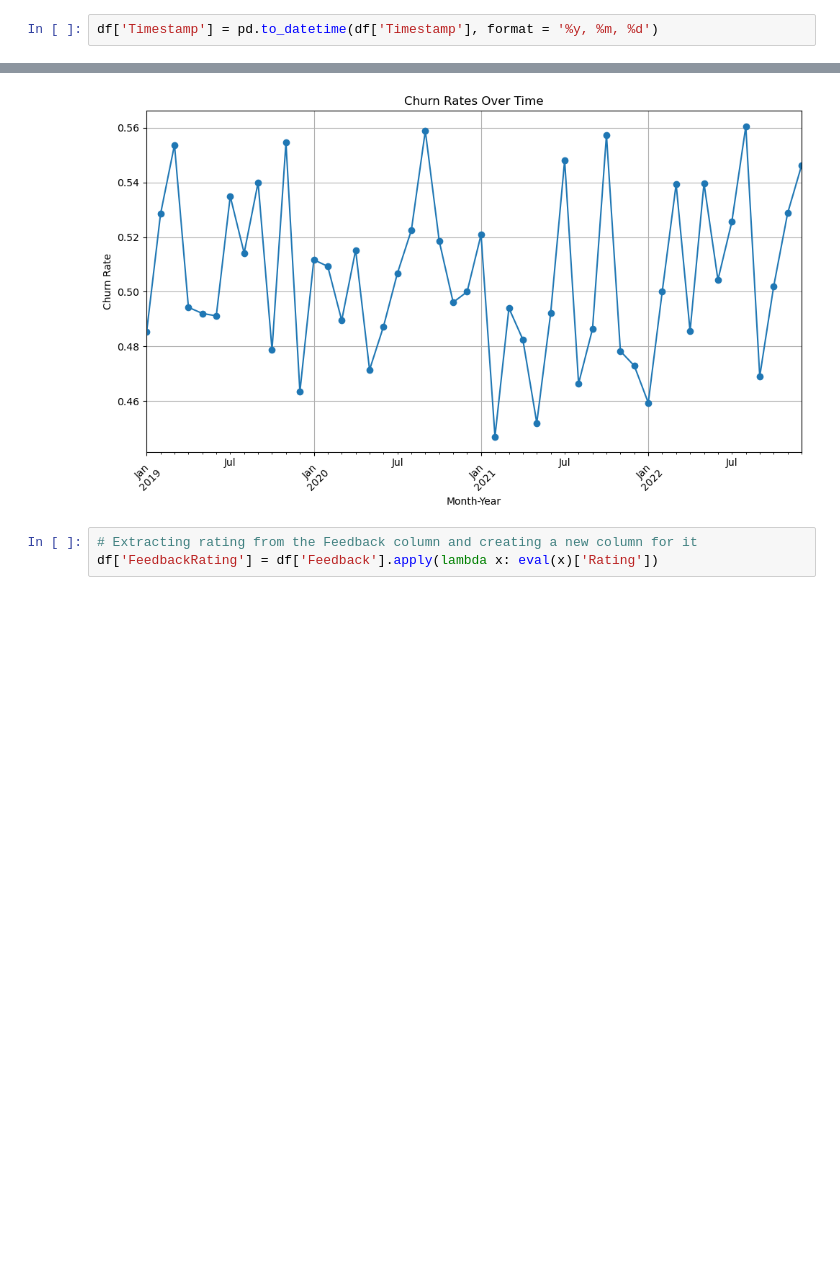
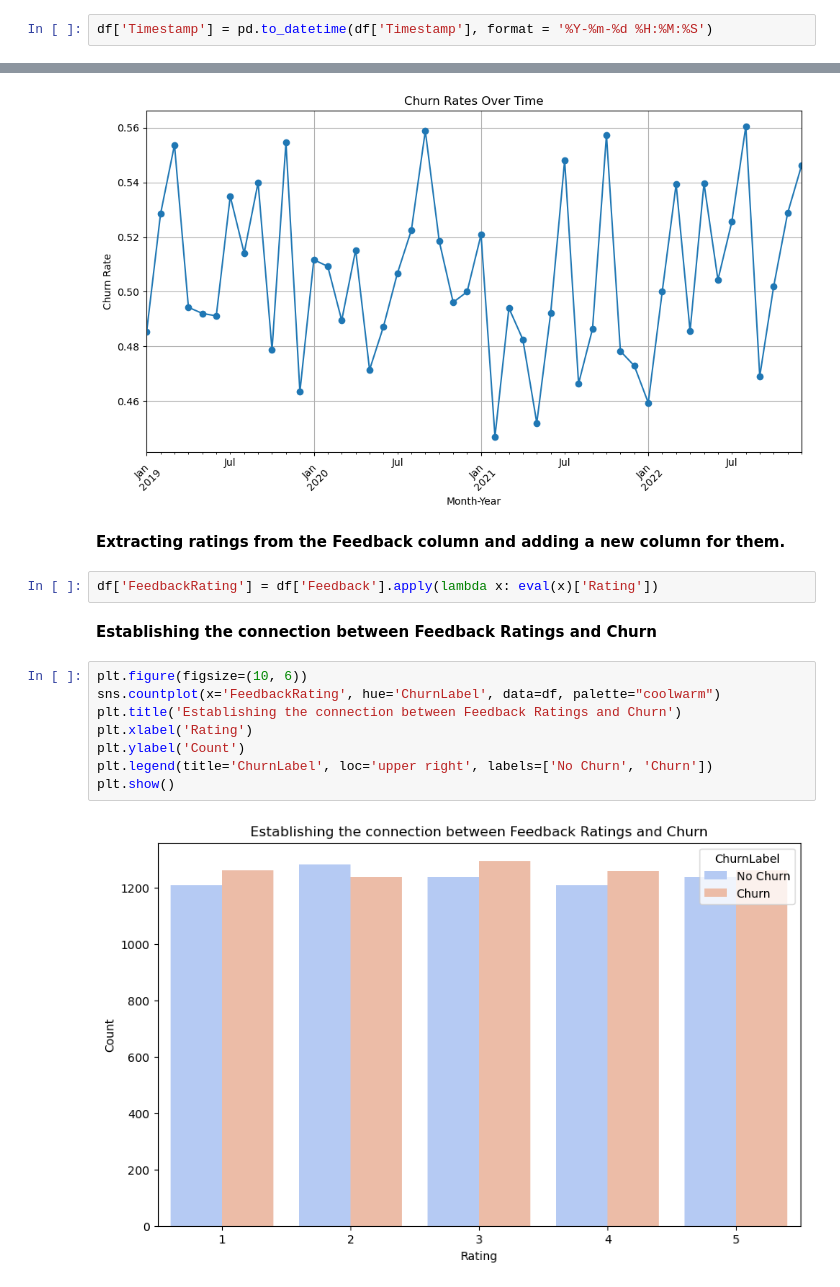
Before and after one commit to joachinhimself/Customer-Churn-Analysis, a Jupyter notebook: Notebook/Customer Churn.ipynb, the cells around one changed output, grey strips where cells are left out. Cells and saved outputs as stored; diff of their text form; blank space fills up the shorter version.

```diff
--- a/Notebook/Customer Churn.ipynb
+++ b/Notebook/Customer Churn.ipynb
@@ -335,7 +335,7 @@ False
 # %% [markdown]
 **Convert TimeStamp to DateTime Format and Extract Month & Day**
 # %%
-df['Timestamp'] = pd.to_datetime(df['Timestamp'], format = '%y, %m, %d')
+df['Timestamp'] = pd.to_datetime(df['Timestamp'], format = '%Y-%m-%d %H:%M:%S')
 # %%
 # Extract month-year
 
@@ -373,6 +373,19 @@ plt.tight_layout()
 plt.show()
 # %% [output]
 [figure]
+# %% [markdown]
+**Extracting ratings from the Feedback column and adding a new column for them.**
 # %%
-# Extracting rating from the Feedback column and creating a new column for it
 df['FeedbackRating'] = df['Feedback'].apply(lambda x: eval(x)['Rating'])
+# %% [markdown]
+**Establishing the connection between Feedback Ratings and Churn**
+# %%
+plt.figure(figsize=(10, 6))
+sns.countplot(x='FeedbackRating', hue='ChurnLabel', data=df, palette="coolwarm")
+plt.title('Establishing the connection between Feedback Ratings and Churn')
+plt.xlabel('Rating')
+plt.ylabel('Count')
+plt.legend(title='ChurnLabel', loc='upper right', labels=['No Churn', 'Churn'])
+plt.show()
+# %% [output]
+[figure, added]
```
Also changed, not shown: parts of 1 cell of this notebook.
